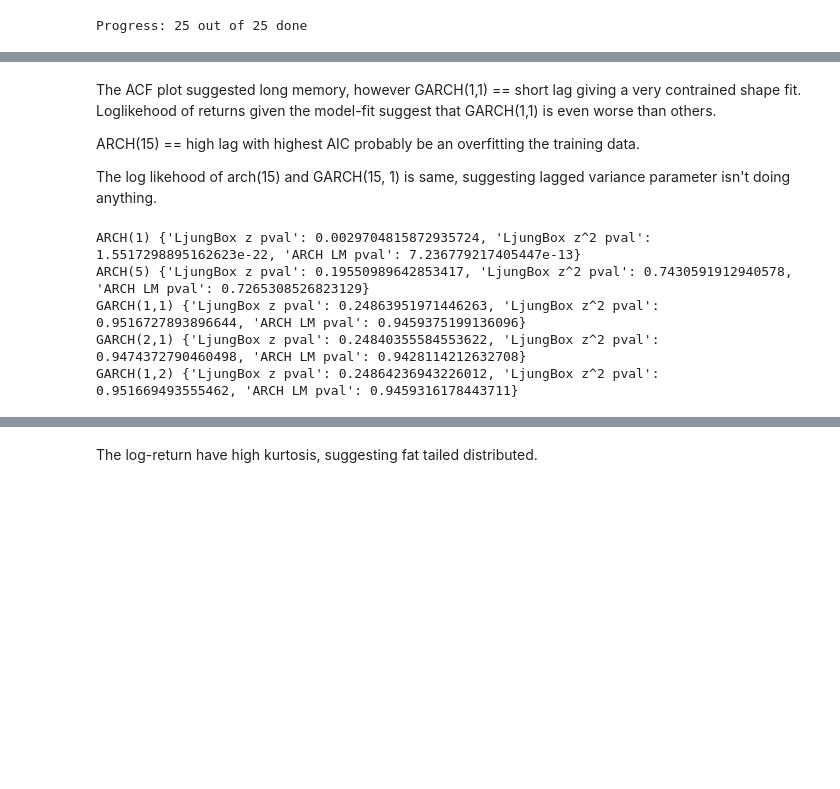
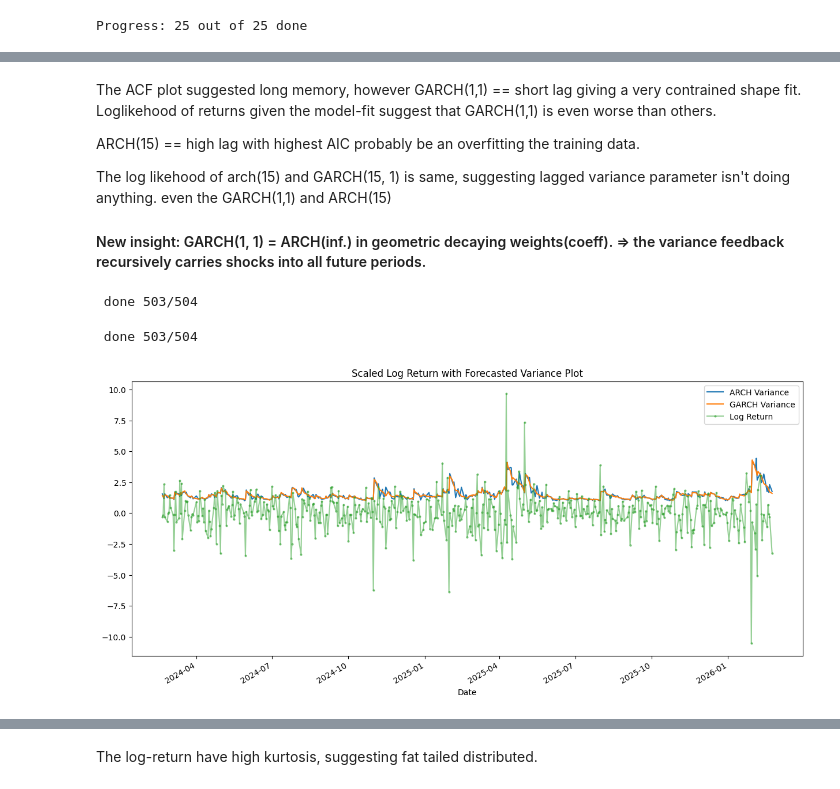
Before and after one commit to shashankgarewal/Time-Series-Analysis-Forecasting, a Jupyter notebook: notebooks/03_baseline_model.ipynb, the cells around one changed output, grey strips where cells are left out. Drawn from its saved outputs; the diff is of its cells as text; code cells hidden in the pictures; blank space fills up the shorter version.

```diff
--- a/notebooks/03_baseline_model.ipynb
+++ b/notebooks/03_baseline_model.ipynb
@@ -134,31 +137,52 @@ The ACF plot suggested long memory, however GARCH(1,1) == short lag giving a ver
 
 ARCH(15) == high lag with highest AIC probably be an overfitting the training data.
 
-The log likehood of arch(15) and GARCH(15, 1) is same, suggesting lagged variance parameter isn't doing anything.
+The log likehood of arch(15) and GARCH(15, 1) is same, suggesting lagged variance parameter isn't doing anything. even the GARCH(1,1) and ARCH(15)
+
+#### New insight: GARCH(1, 1) = ARCH(inf.) in geometric decaying weights(coeff). => the variance feedback recursively carries shocks into all future periods.
-# %%
-from statsmodels.stats.diagnostic import acorr_ljungbox, het_arch
-
-def diag(res, lags=20):
-    # standardized residuals
-    z = res.std_resid.dropna()
-
-    lb_z = acorr_ljungbox(z, lags=[lags], return_df=True)
-    lb_z2 = acorr_ljungbox(z**2, lags=[lags], return_df=True)
-
-    # Engle ARCH LM on standardized residuals
-    arch_lm = het_arch(z, nlags=lags)  # returns (LM stat, LM pval, F stat, F pval)
-
-    return {
-        "LjungBox z pval": float(lb_z["lb_pvalue"].iloc[0]),
-        "LjungBox z^2 pval": float(lb_z2["lb_pvalue"].iloc[0]),
-        "ARCH LM pval": float(arch_lm[1]),
-    }
-
-for name, res in models.items():
-    print(name, diag(res, lags=20))
-# %% [output]
-ARCH(1) {'LjungBox z pval': 0.0029704815872935724, 'LjungBox z^2 pval': 1.5517298895162623e-22, 'ARCH LM pval': 7.236779217405447e-13}
-ARCH(5) {'LjungBox z pval': 0.19550989642853417, 'LjungBox z^2 pval': 0.7430591912940578, 'ARCH LM pval': 0.7265308526823129}
-GARCH(1,1) {'LjungBox z pval': 0.24863951971446263, 'LjungBox z^2 pval': 0.9516727893896644, 'ARCH LM pval': 0.9459375199136096}
-GARCH(2,1) {'LjungBox z pval': 0.24840355584553622, 'LjungBox z^2 pval': 0.9474372790460498, 'ARCH LM pval': 0.9428114212632708}
-GARCH(1,2) {'LjungBox z pval': 0.24864236943226012, 'LjungBox z^2 pval': 0.951669493555462, 'ARCH LM pval': 0.9459316178443711}
+# %%
+# rolling forecasting
+rolling_pred = []
+duration = 252*2 # 2 years
+
+for day in range(0, duration):
+    train = r_pct[:-(duration-day)]
+    arch_fit = arch_model(train, p=15).fit(disp='off')
+
+    pred_stats = arch_fit.forecast(horizon=TARGET)
+    pred_var = pred_stats.variance.iloc[-1, 0]
+    pred_vol = np.sqrt(pred_var + 0) # 0 mean
+    rolling_pred.append(pred_vol)
+    print(f'\r done {day}/{duration}', end='')
+
+rolling_pred = pd.Series(rolling_pred, index=r_pct.index[-duration:])
+# %% [output]
+ done 503/504
+# %%
+# rolling forecasting
+rolling_pred_g = []
+duration = 252*2 # 2 years
+
+for day in range(duration):
+    train = r_pct[:-(duration-day)]
+    arch_fit = arch_model(train, p=1, q=1).fit(disp='off')
+
+    pred_stats = arch_fit.forecast(horizon=TARGET)
+    pred_var = pred_stats.variance.iloc[-1, 0]
+    pred_vol = np.sqrt(pred_var + 0) # 0 mean
+    rolling_pred_g.append(pred_vol)
+    print(f'\r done {day}/{duration}', end='')
+
+rolling_pred_g = pd.Series(rolling_pred_g, index=r_pct.index[-duration:])
+# %% [output]
+ done 503/504
+# %%
+plt.figure(figsize=(15, 7))
+rolling_pred.plot(label="ARCH Variance")
+rolling_pred_g.plot(label="GARCH Variance")
+r_pct[-duration:].plot(alpha=0.5, label="Log Return", marker='o', markersize=2)
+plt.title("Scaled Log Return with Forecasted Variance Plot")
+plt.legend()
+plt.show()
+# %% [output]
+[figure, added]
```
Also changed, not shown: parts of 20 cells of this notebook.
